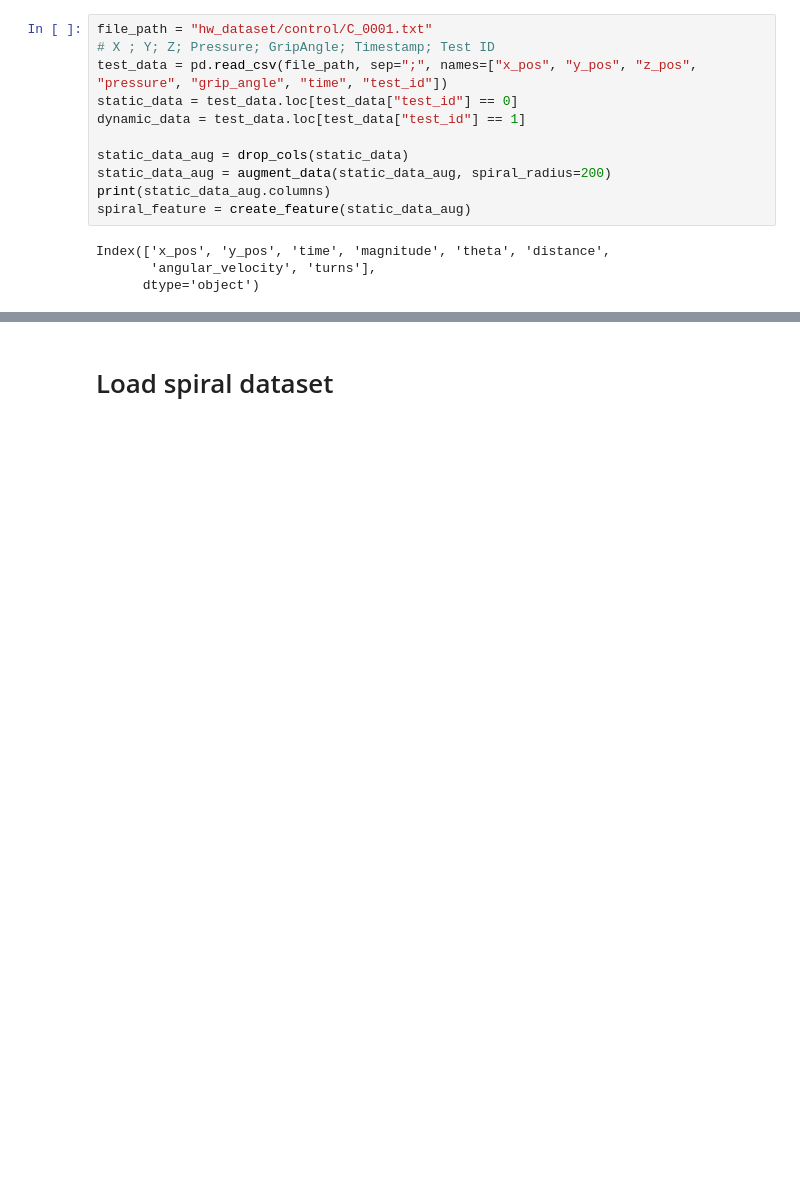
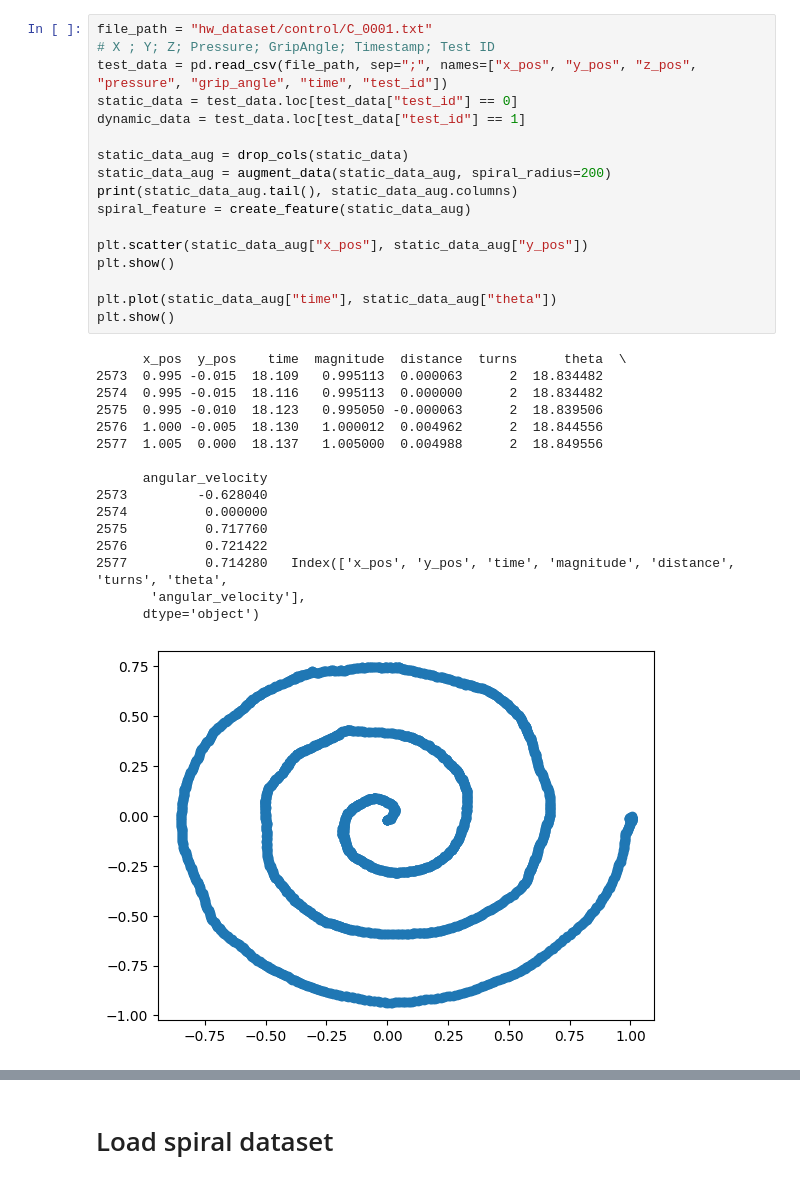
Before and after one commit to H-E-R-O-System/hero-monitor, a Jupyter notebook: spiral_analytics/train_spiral_model.ipynb, the cells around one changed output, grey strips where cells are left out. Saved outputs shown, nothing was run; the diff lists cells and outputs as text; blank space fills up the shorter version.

```diff
--- a/spiral_analytics/train_spiral_model.ipynb
+++ b/spiral_analytics/train_spiral_model.ipynb
@@ -55,15 +83,34 @@ def create_feature(spiral_data):
 # %%
 file_path = "hw_dataset/control/C_0001.txt"
 # X ; Y; Z; Pressure; GripAngle; Timestamp; Test ID
 test_data = pd.read_csv(file_path, sep=";", names=["x_pos", "y_pos", "z_pos", "pressure", "grip_angle", "time", "test_id"])
 static_data = test_data.loc[test_data["test_id"] == 0]
 dynamic_data = test_data.loc[test_data["test_id"] == 1]
 
 static_data_aug = drop_cols(static_data)
 static_data_aug = augment_data(static_data_aug, spiral_radius=200)
-print(static_data_aug.columns)
+print(static_data_aug.tail(), static_data_aug.columns)
 spiral_feature = create_feature(static_data_aug)
+
+plt.scatter(static_data_aug["x_pos"], static_data_aug["y_pos"])
+plt.show()
+
+plt.plot(static_data_aug["time"], static_data_aug["theta"])
+plt.show()
 # %% [output]
-Index(['x_pos', 'y_pos', 'time', 'magnitude', 'theta', 'distance',
-       'angular_velocity', 'turns'],
+      x_pos  y_pos    time  magnitude  distance  turns      theta  \
+2573  0.995 -0.015  18.109   0.995113  0.000063      2  18.834482
+2574  0.995 -0.015  18.116   0.995113  0.000000      2  18.834482
+2575  0.995 -0.010  18.123   0.995050 -0.000063      2  18.839506
+2576  1.000 -0.005  18.130   1.000012  0.004962      2  18.844556
+2577  1.005  0.000  18.137   1.005000  0.004988      2  18.849556
+
+      angular_velocity
+2573         -0.628040
+2574          0.000000
+2575          0.717760
+2576          0.721422
+2577          0.714280   Index(['x_pos', 'y_pos', 'time', 'magnitude', 'distance', 'turns', 'theta',
+       'angular_velocity'],
       dtype='object')
+[figure, added]
```
Also changed, not shown: parts of 5 cells of this notebook, 2 other files.
